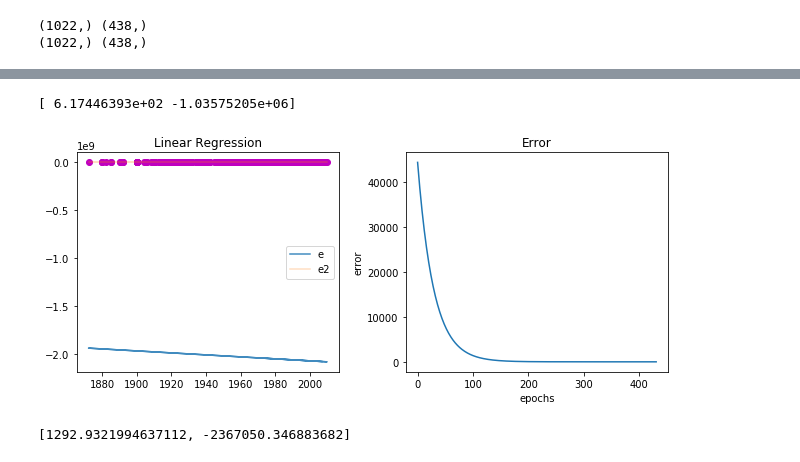
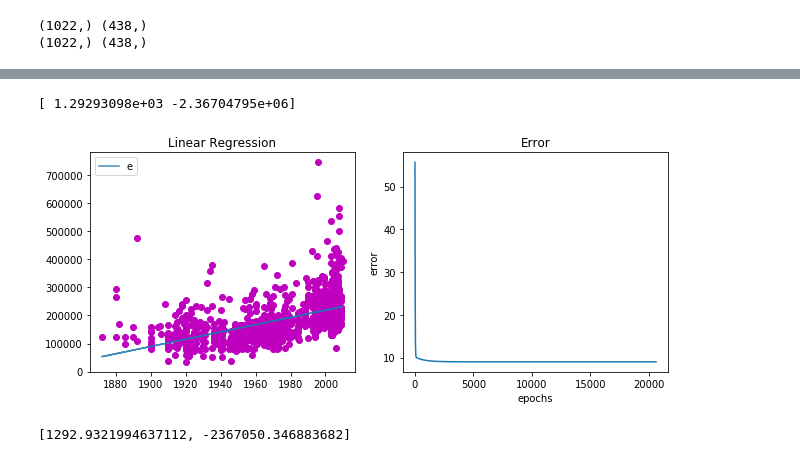
Before and after one commit to rdenadai/AI-Study-Notebooks, a Jupyter notebook: notebooks/LinearRegressionGradientDescent.ipynb, the cells around one changed output, grey strips where cells are left out. Cells and saved outputs as stored; diff of their text form; code cells hidden in the pictures.

```diff
--- a/notebooks/LinearRegressionGradientDescent.ipynb
+++ b/notebooks/LinearRegressionGradientDescent.ipynb
@@ -28,15 +36,17 @@ print(y_train.shape, y_test.shape)
 # %%
 def normalize(X, y):
-    X[:, 1] = (X[:, 1] - np.min(X[:, 1])) / (np.max(X[:, 1]) - np.min(X[:, 1]))
+    Xh = X[:, 0].copy()
+    X[:, 0] = (Xh - np.min(Xh)) / (np.max(Xh) - np.min(Xh))
     y = (y - np.min(y)) / (np.max(y) - np.min(y))
     return X, y
 
 def denormalize(X, y, theta):
-    a, b, c, d = np.min(y), np.max(y) - np.min(y), np.min(X[:, 1]), np.max(X[:, 1]) - np.min(X[:, 1])
+    Xh = X[:, 0].copy()
+    a, b, c, d = np.min(y), np.max(y) - np.min(y), np.min(Xh), np.max(Xh) - np.min(Xh)
     theta_hat = np.array([b * theta[0] / d, b*theta[1] + a - c*b*theta[0]/d])
     return theta_hat
 
-def linear_regression_mult_gd(X, y, epoch=10000, lr=.01):
+def linear_regression_mult_gd(X, y, epoch=60000, lr=1e-2):
     """Multivariate Linear Regression with Gradient Descent : Multidimensional."""
     total_expected_error = 0
     # Initialize the weights with random values
@@ -49,61 +59,48 @@ def linear_regression_mult_gd(X, y, epoch=10000, lr=.01):
     # Run for the epochs
     for k in range(epoch):
         # prediction
-        # Yh = X.dot(W)
+        Yh = np.dot(X, W)
         # calculate the error
-        # error = np.sum((Yh - y).dot(X))
-        # sum all the errors used in early stop and for presentation
-        total_error = error**2
-        # calculate the gradient
-        # gradient = np.sum((Yh - y).dot(X)) / X.shape[0]
+        error = (Yh - y)
+        # MSE
+        total_error = np.sum(error**2)
+        # Calculate the gradient / partial derivative
+        # gradient = np.dot(X.T, error) # shortcut
+        # no np.sum here, because we calculate the gradient for each item
+        gradient = 2 / X.shape[0] * np.dot(X.T, error)
         # adjust the weights using the learning rate and the gradient
-        # W += -lr * gradient
-
-        predictions = X.dot(W).flatten()
-
-        errors_x1 = (predictions - y)
-        errors_x2 = (predictions - y)
-
-        W[0] += - lr * (1.0 / X.shape[0]) * errors_x1.sum()
-        W[1] += - lr * (1.0 / X.shape[0]) * errors_x2.sum()
-
-        # theta[0] -= alpha/x_nor.shape[0] * 2 * sum((theta[0] * x_nor + theta[1] - y_nor)*x_nor)
-        # theta[1] -= alpha/x_nor.shape[0] * 2 * sum((theta[0] * x_nor + theta[1] - y_nor) )
-
-        total_error = np.sum(predictions - y)**2
+        W -= lr * gradient
         # In case we need to stop iterating because the error is too low
-        if np.abs(total_expected_error-total_error) < .0005:
+        if np.abs(total_expected_error-total_error) < 1e-15:
             return W_org, W, total_error, errorlist, epoch_steps
         total_expected_error = total_error
         # Support vars
         errorlist.append(total_error)
         epoch_steps += 1
     return W_org, W, total_error, errorlist, epoch_steps
 
-A = np.c_[np.ones(len(X_train)), X_train]
+A = np.c_[X_train, np.ones(len(X_train))]
 W_org, W, error, errorlist, epoch_steps = linear_regression_mult_gd(A.copy(), y_train.copy())
 W = denormalize(A.copy(), y_train.copy(), W)
 print(W)
-e = W[0] + (X_train * W[1])
-e2 = W_org[0] + (X_train * W_org[1])
+e = W[1] + (X_train * W[0])
 
 plt.figure(figsize=(9, 4))
 plt.subplot(1, 2, 1)
 plt.title('Linear Regression')
 plt.plot(X_train, y_train, 'mo')
 plt.plot(X_train, e, alpha=.85, label='e')
-plt.plot(X_train, e2, alpha=.25, label='e2')
 plt.legend()
 plt.subplot(1, 2, 2)
 plt.title('Error')
 plt.xlabel("epochs")
 plt.ylabel("error")
 plt.plot(range(epoch_steps), errorlist)
 plt.tight_layout()
 plt.show()
 # %% [output]
-[ 6.17446393e+02 -1.03575205e+06]
+[ 1.29293098e+03 -2.36704795e+06]
-[figure, old version]
+[figure, new version]
 # %%
 A = np.vstack([X_train, np.ones(len(X_train))]).T
 reg = LinearRegression().fit(A, y_train)
```
Also changed, not shown: parts of 2 cells of this notebook, 1 other file.
